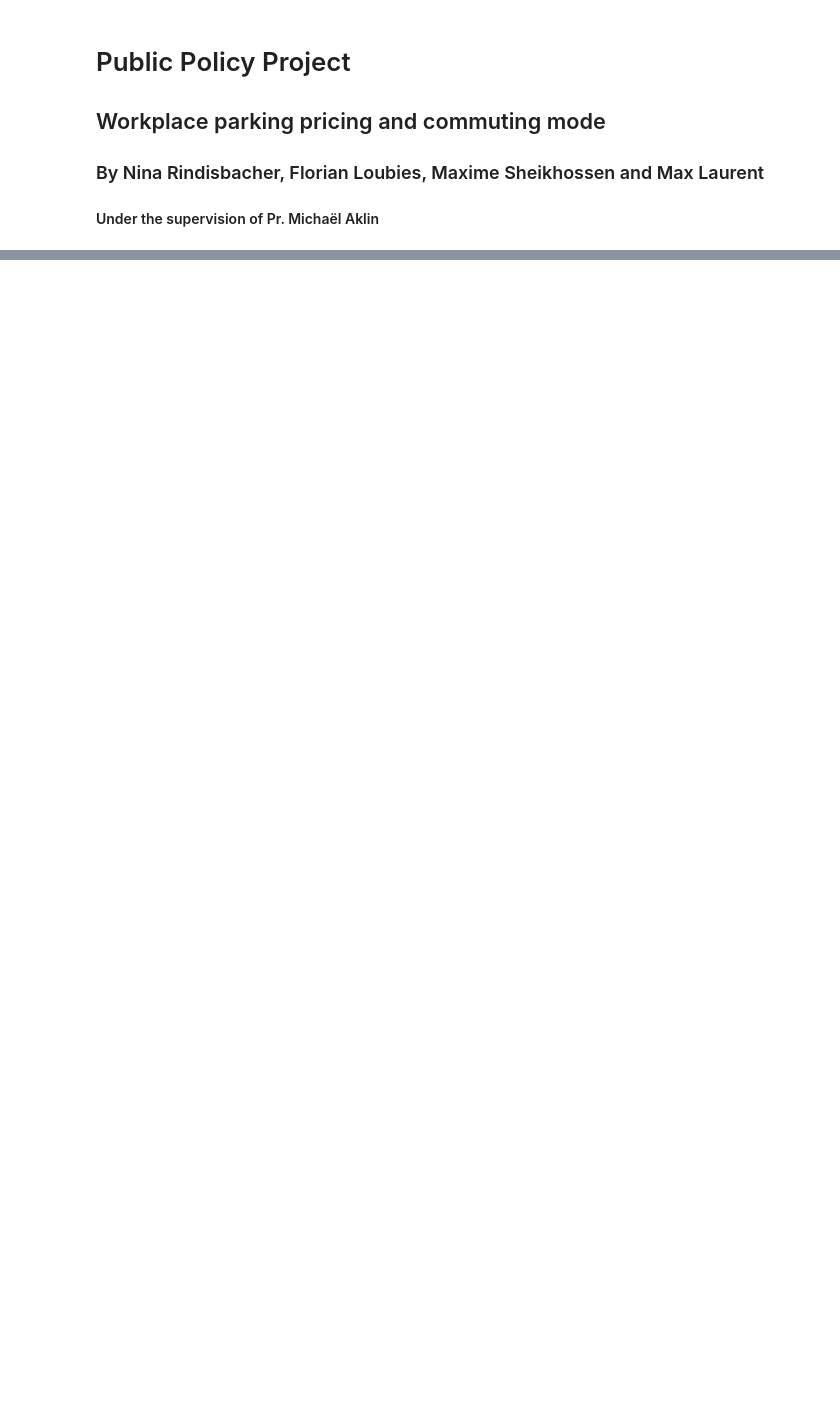
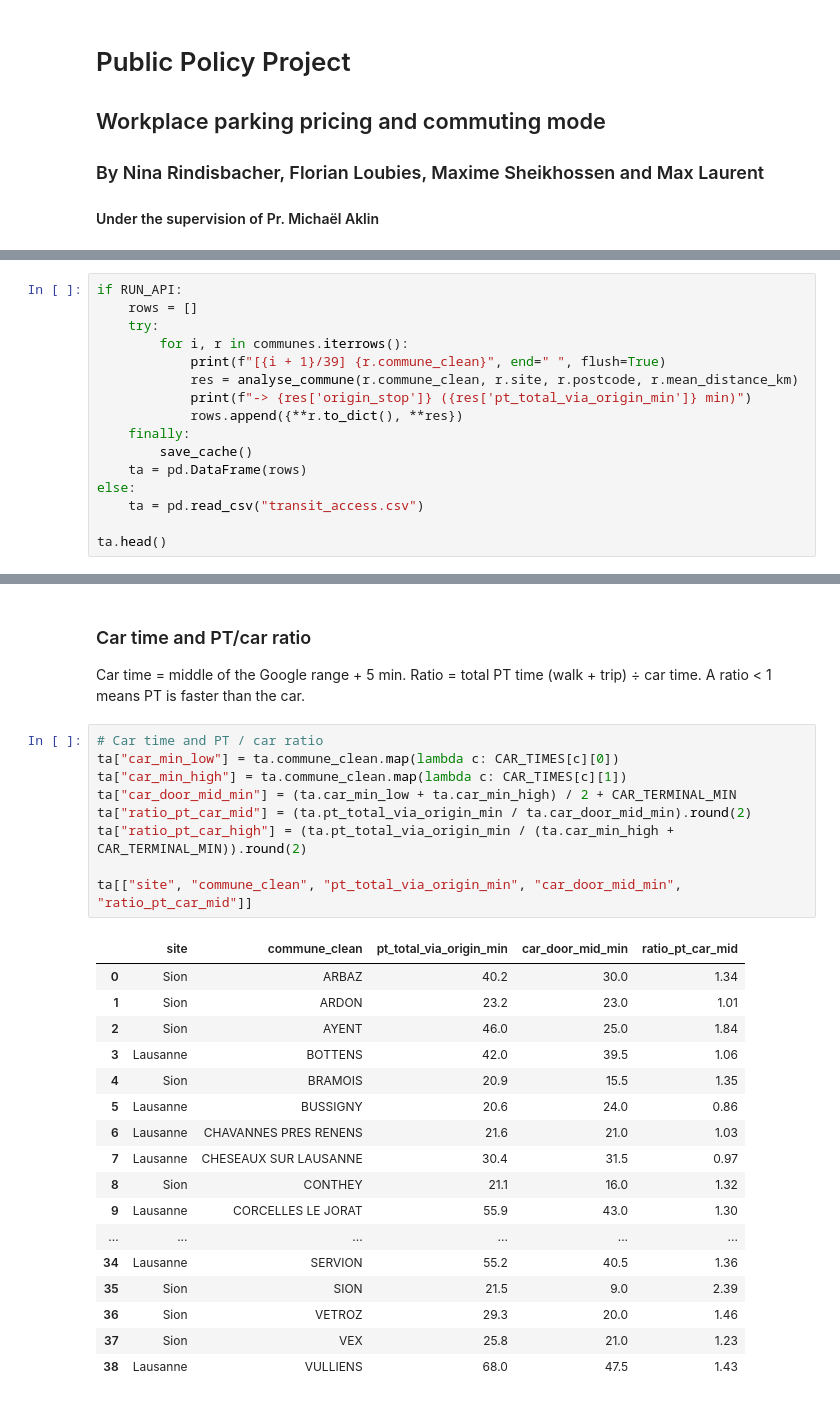
Before and after one commit to Mxlrt69/Public_Policy_Project, a Jupyter notebook: full_notebook.ipynb, the cells around one changed output, grey strips where cells are left out. Cells and saved outputs as stored; diff of their text form; blank space fills up the shorter version.

```diff
--- a/full_notebook.ipynb
+++ b/full_notebook.ipynb
@@ -70,0 +691,16 @@ $$\log(\text{car\_days\_week}) = b \cdot \log(\text{fee}) + \text{controls} + \l
+# %%
+if RUN_API:
+    rows = []
+    try:
+        for i, r in communes.iterrows():
+            print(f"[{i + 1}/39] {r.commune_clean}", end=" ", flush=True)
+            res = analyse_commune(r.commune_clean, r.site, r.postcode, r.mean_distance_km)
+            print(f"-> {res['origin_stop']} ({res['pt_total_via_origin_min']} min)")
+            rows.append({**r.to_dict(), **res})
+    finally:
+        save_cache()
+    ta = pd.DataFrame(rows)
+else:
+    ta = pd.read_csv("transit_access.csv")
+
+ta.head()
@@ -70,0 +731,31 @@ $$\log(\text{car\_days\_week}) = b \cdot \log(\text{fee}) + \text{controls} + \l
+# %% [markdown]
+### Car time and PT/car ratio
+
+Car time = middle of the Google range + 5 min. Ratio = total PT time (walk + trip) ÷ car time. A ratio < 1 means PT is faster than the car.
+# %%
+# Car time and PT / car ratio
+ta["car_min_low"] = ta.commune_clean.map(lambda c: CAR_TIMES[c][0])
+ta["car_min_high"] = ta.commune_clean.map(lambda c: CAR_TIMES[c][1])
+ta["car_door_mid_min"] = (ta.car_min_low + ta.car_min_high) / 2 + CAR_TERMINAL_MIN
+ta["ratio_pt_car_mid"] = (ta.pt_total_via_origin_min / ta.car_door_mid_min).round(2)
+ta["ratio_pt_car_high"] = (ta.pt_total_via_origin_min / (ta.car_min_high + CAR_TERMINAL_MIN)).round(2)
+
+ta[["site", "commune_clean", "pt_total_via_origin_min", "car_door_mid_min", "ratio_pt_car_mid"]]
+# %% [output]
+|  | site | commune_clean | pt_total_via_origin_min | car_door_mid_min | ratio_pt_car_mid |
+| 0 | Sion | ARBAZ | 40.2 | 30.0 | 1.34 |
+| 1 | Sion | ARDON | 23.2 | 23.0 | 1.01 |
+| 2 | Sion | AYENT | 46.0 | 25.0 | 1.84 |
+| 3 | Lausanne | BOTTENS | 42.0 | 39.5 | 1.06 |
+| 4 | Sion | BRAMOIS | 20.9 | 15.5 | 1.35 |
+| 5 | Lausanne | BUSSIGNY | 20.6 | 24.0 | 0.86 |
+| 6 | Lausanne | CHAVANNES PRES RENENS | 21.6 | 21.0 | 1.03 |
+| 7 | Lausanne | CHESEAUX SUR LAUSANNE | 30.4 | 31.5 | 0.97 |
+| 8 | Sion | CONTHEY | 21.1 | 16.0 | 1.32 |
+| 9 | Lausanne | CORCELLES LE JORAT | 55.9 | 43.0 | 1.30 |
+| ... | ... | ... | ... | ... | ... |
+| 34 | Lausanne | SERVION | 55.2 | 40.5 | 1.36 |
+| 35 | Sion | SION | 21.5 | 9.0 | 2.39 |
+| 36 | Sion | VETROZ | 29.3 | 20.0 | 1.46 |
+| 37 | Sion | VEX | 25.8 | 21.0 | 1.23 |
+| 38 | Lausanne | VULLIENS | 68.0 | 47.5 | 1.43 |
```
Also changed, not shown: parts of 45 cells of this notebook, 1 other file.
